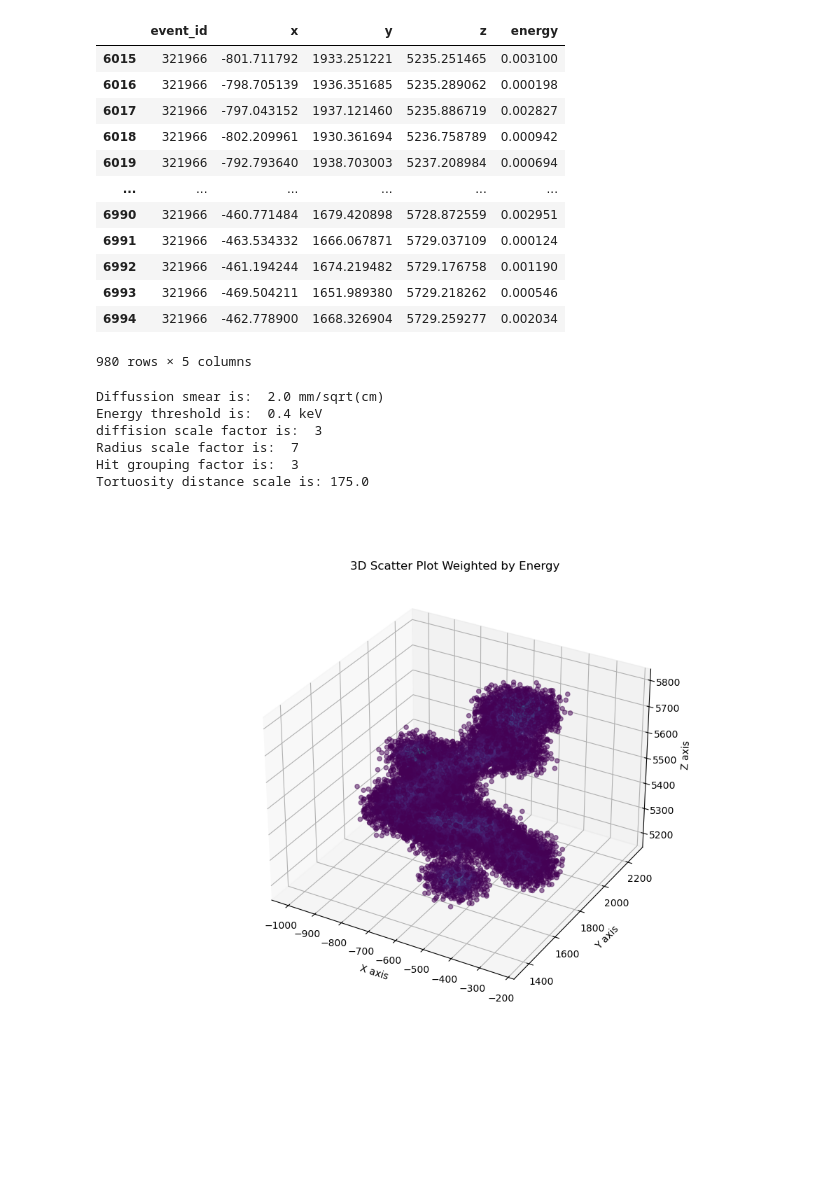
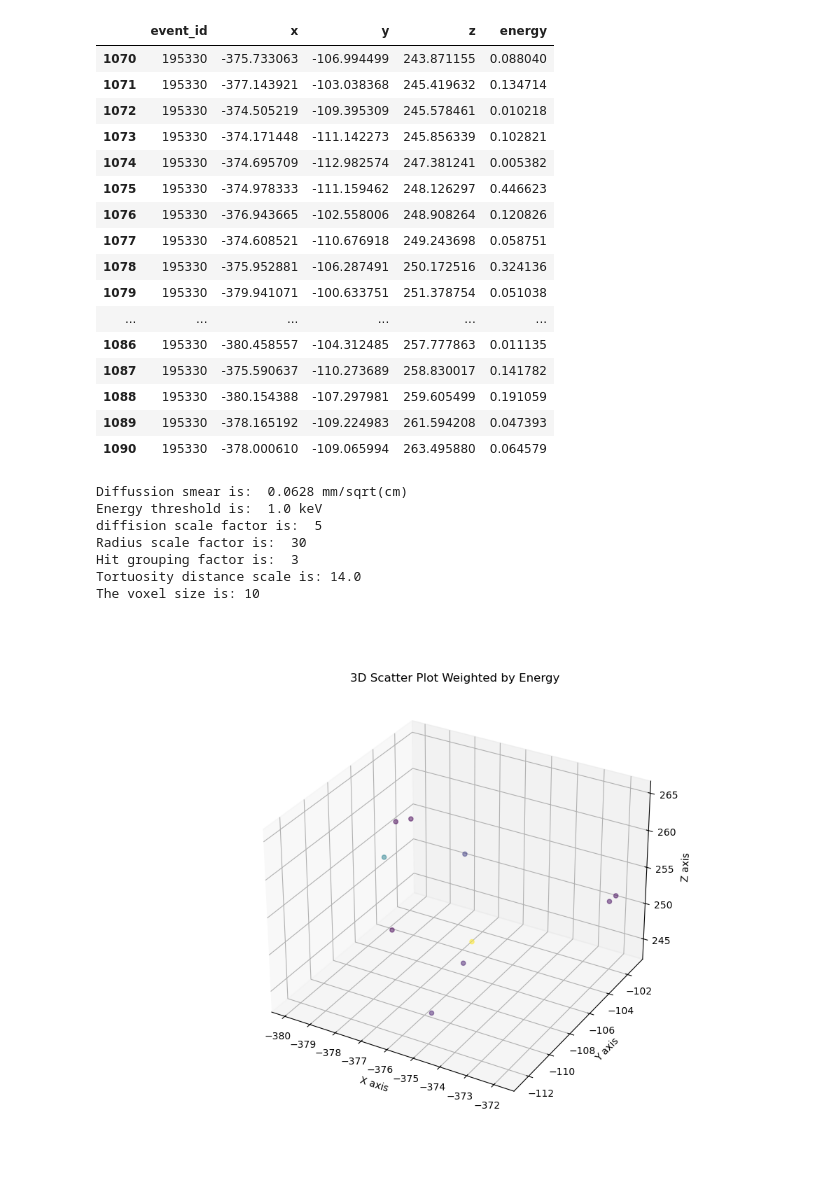
Before and after one commit to kvjmistry/ATPC, a Jupyter notebook: notebooks/Clustering.ipynb, the cells around one changed output. Cells and saved outputs as stored; diff of their text form; code cells hidden in the pictures; blank space fills up the shorter version.

Commit message:
Updates to grouping and clustering

```diff
--- a/notebooks/Clustering.ipynb
+++ b/notebooks/Clustering.ipynb
@@ -65,27 +65,31 @@ Intel MKL WARNING: Support of Intel(R) Streaming SIMD Extensions 4.2 (Intel(R) S
 # %%
-eid=320000
-eid=event_list[6]
+eid=195330
+# eid=event_list[0]
 
 data = hits[hits.event_id ==eid]
 data_true = hits_true[hits_true.event_id ==eid]
 display(data_true)
 # %% [output]
 |  | event_id | x | y | z | energy |
-| 6015 | 321966 | -801.711792 | 1933.251221 | 5235.251465 | 0.003100 |
-| 6016 | 321966 | -798.705139 | 1936.351685 | 5235.289062 | 0.000198 |
-| 6017 | 321966 | -797.043152 | 1937.121460 | 5235.886719 | 0.002827 |
-| 6018 | 321966 | -802.209961 | 1930.361694 | 5236.758789 | 0.000942 |
-| 6019 | 321966 | -792.793640 | 1938.703003 | 5237.208984 | 0.000694 |
+| 1070 | 195330 | -375.733063 | -106.994499 | 243.871155 | 0.088040 |
+| 1071 | 195330 | -377.143921 | -103.038368 | 245.419632 | 0.134714 |
+| 1072 | 195330 | -374.505219 | -109.395309 | 245.578461 | 0.010218 |
+| 1073 | 195330 | -374.171448 | -111.142273 | 245.856339 | 0.102821 |
+| 1074 | 195330 | -374.695709 | -112.982574 | 247.381241 | 0.005382 |
+| 1075 | 195330 | -374.978333 | -111.159462 | 248.126297 | 0.446623 |
+| 1076 | 195330 | -376.943665 | -102.558006 | 248.908264 | 0.120826 |
+| 1077 | 195330 | -374.608521 | -110.676918 | 249.243698 | 0.058751 |
+| 1078 | 195330 | -375.952881 | -106.287491 | 250.172516 | 0.324136 |
+| 1079 | 195330 | -379.941071 | -100.633751 | 251.378754 | 0.051038 |
 | ... | ... | ... | ... | ... | ... |
-| 6990 | 321966 | -460.771484 | 1679.420898 | 5728.872559 | 0.002951 |
-| 6991 | 321966 | -463.534332 | 1666.067871 | 5729.037109 | 0.000124 |
-| 6992 | 321966 | -461.194244 | 1674.219482 | 5729.176758 | 0.001190 |
-| 6993 | 321966 | -469.504211 | 1651.989380 | 5729.218262 | 0.000546 |
-| 6994 | 321966 | -462.778900 | 1668.326904 | 5729.259277 | 0.002034 |
+| 1086 | 195330 | -380.458557 | -104.312485 | 257.777863 | 0.011135 |
+| 1087 | 195330 | -375.590637 | -110.273689 | 258.830017 | 0.141782 |
+| 1088 | 195330 | -380.154388 | -107.297981 | 259.605499 | 0.191059 |
+| 1089 | 195330 | -378.165192 | -109.224983 | 261.594208 | 0.047393 |
+| 1090 | 195330 | -378.000610 | -109.065994 | 263.495880 | 0.064579 |
-980 rows × 5 columns
 # %%
 
-Diff_smear, energy_threshold, diff_scale_factor, radius_sf, group_sf, Tortuosity_dist  = InitializeParams(pressure, diffusion)
+Diff_smear, energy_threshold, diff_scale_factor, radius_sf, group_sf, Tortuosity_dist, voxel_size  = InitializeParams(pressure, diffusion)
 # voxel_sf=1.1
 # energy_threshold=0
 print("Diffussion smear is: ",        Diff_smear,            "mm/sqrt(cm)")
@@ -94,10 +98,15 @@ print("diffision scale factor is: ",  diff_scale_factor)
 print("Radius scale factor is: ",     radius_sf)
 print("Hit grouping factor is: ",     group_sf)
 print("Tortuosity distance scale is:", Tortuosity_dist)
+print("The voxel size is:",           voxel_size)
 
 # energy_threshold = 0.0004
 
-mean_sigma = round(diff_scale_factor*Diff_smear*np.sqrt(0.1*data.z.mean()))
+mean_sigma = diff_scale_factor*Diff_smear*np.sqrt(0.1*data.z.mean())
+
+# The expected diffusion is less than vox size so replace
+if (mean_sigma < 1.5*voxel_size):
+    mean_sigma = 1.5*voxel_size
 
 
 # Calculate the detector half-length
@@ -131,46 +140,47 @@ xbin_c = xbins[:-1] + xbw / 2
 ybin_c = ybins[:-1] + ybw / 2
 zbin_c = zbins[:-1] + zbw / 2
 # %% [output]
-Diffussion smear is:  2.0 mm/sqrt(cm)
-Energy threshold is:  0.4 keV
-diffision scale factor is:  3
-Radius scale factor is:  7
+Diffussion smear is:  0.0628 mm/sqrt(cm)
+Energy threshold is:  1.0 keV
+diffision scale factor is:  5
+Radius scale factor is:  30
 Hit grouping factor is:  3
-Tortuosity distance scale is: 175.0
+Tortuosity distance scale is: 14.0
+The voxel size is: 10
 # %%
 %matplotlib widget
 
 # Create a 3D scatter plot
 fig = plt.figure(figsize=(10, 8))
 ax = fig.add_subplot(111, projection='3d')
 
 # Normalize the energy values for the colors
 cmap = plt.get_cmap('viridis')
 norm = plt.Normalize(data.energy.min(), data.energy.max())
 colors = cmap(norm(data.energy))
 
 
 # Plot the scatter plot
 scatter = ax.scatter(data.x, data.y, data.z, c=colors, marker='o', alpha=0.5)
-ax.scatter(data_true['x'], data_true['y'], data_true['z'], marker='o', c="DarkOrange")
+# ax.scatter(data_true['x'], data_true['y'], data_true['z'], marker='o', c="DarkOrange")
 
 # ax.scatter(data_true['x'], data_true['y'], data_true['z']+3000, marker='o', c="DarkRed")
 
 # Add color bar to indicate energy values
 mappable = plt.cm.ScalarMappable(cmap=cmap, norm=norm)
 mappable.set_array(data.energy)
 # cbar = plt.colorbar(mappable)
 # cbar.set_label('Energy')
 
 # Set labels and title
 ax.set_xlabel('X axis')
 ax.set_ylabel('Y axis')
 ax.set_zlabel('Z axis')
 ax.set_title('3D Scatter Plot Weighted by Energy')
 
 plt.show()
 # %% [output]
-[figure, old version]
+[figure, new version]
 # %%
 # There seems to be a duplicate row sometimes
 data = data.drop_duplicates()
```
Also changed, not shown: parts of 10 cells of this notebook, 4 other files.
